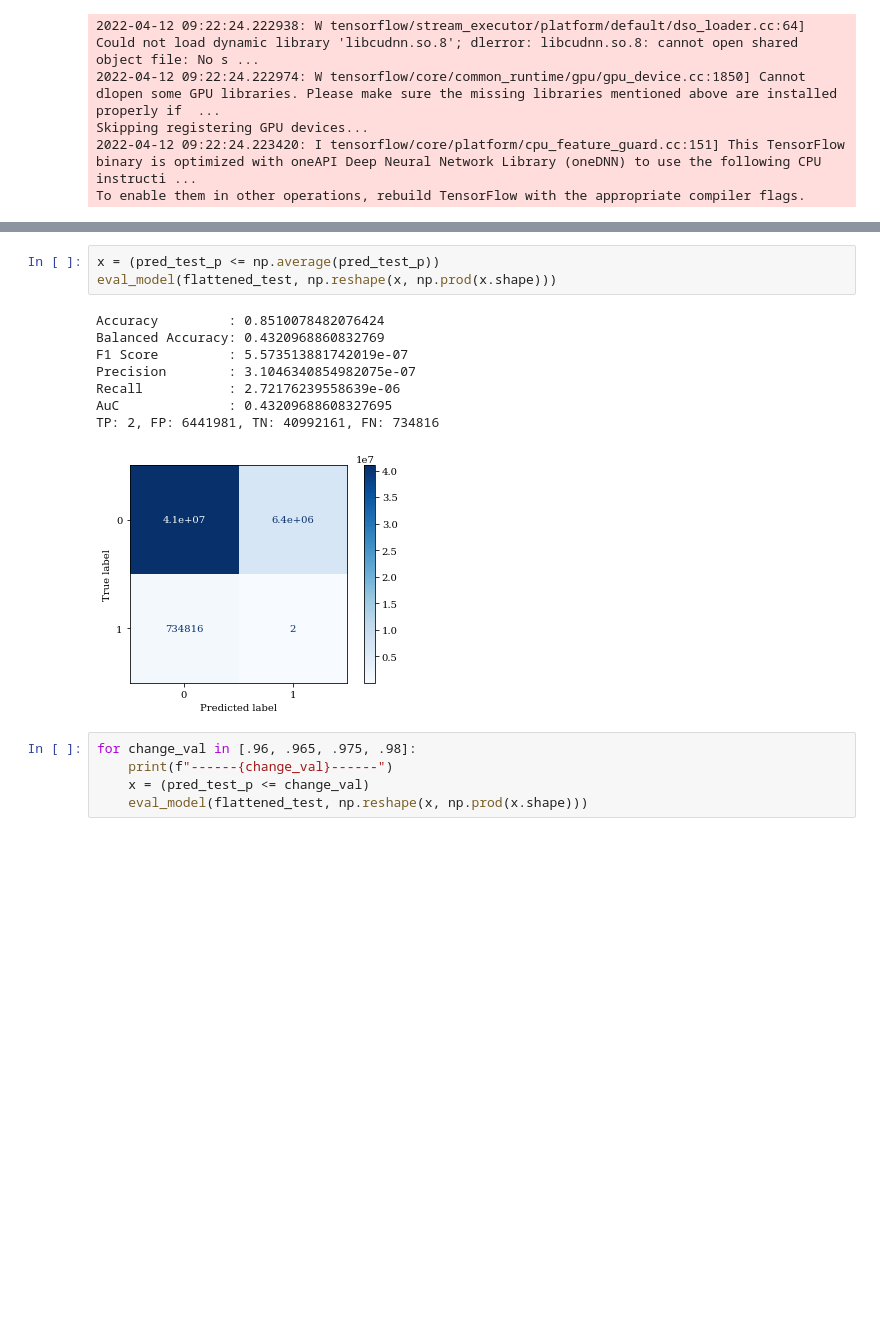
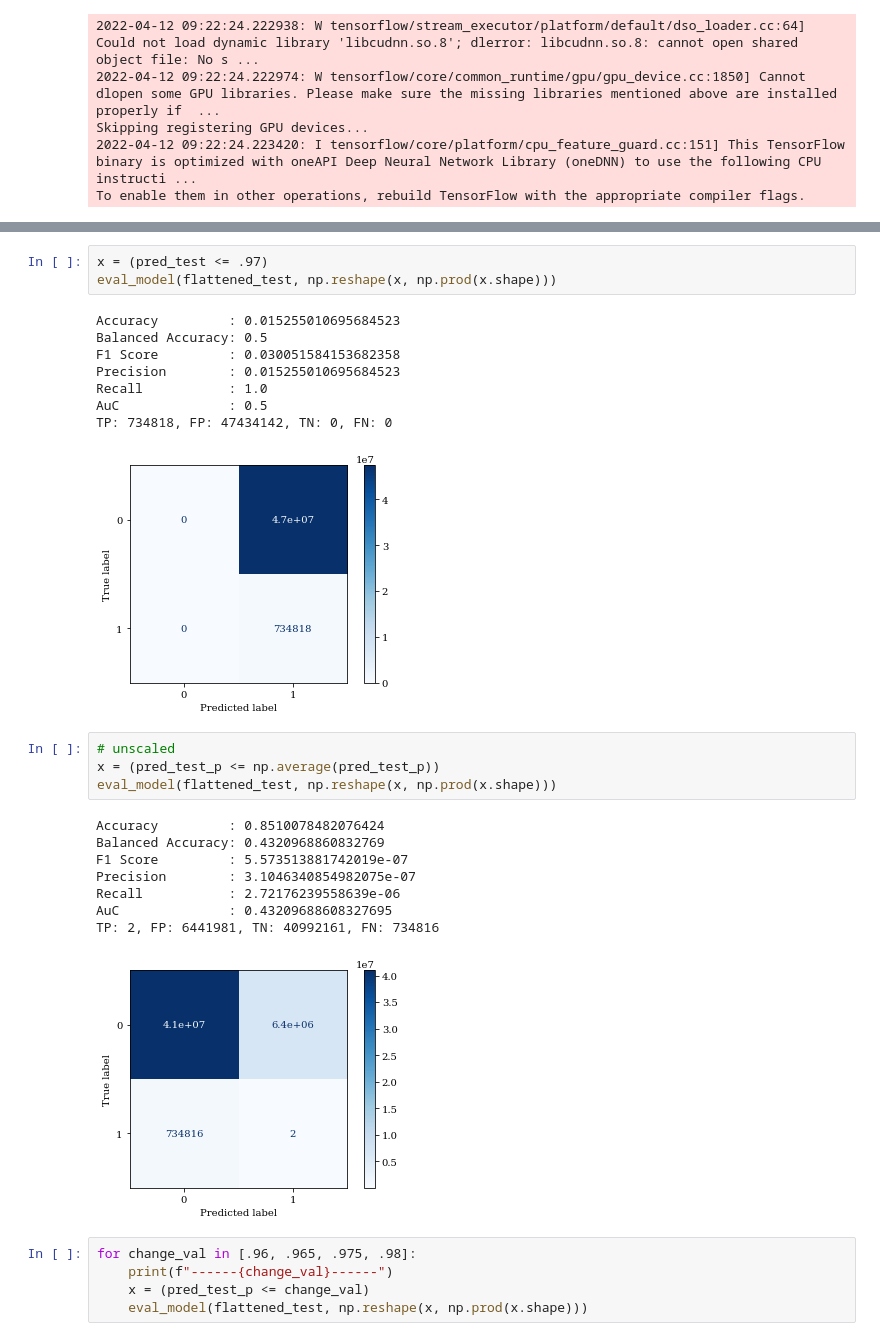
Before and after one commit to lgiesen/DL-Semantic-Segmentation-of-Tree-Stock-in-South-Africa-Using-Satellite-Images, a Jupyter notebook: 5_prediction.ipynb, the cells around one changed output, grey strips where cells are left out. Saved outputs shown, nothing was run; the diff lists cells and outputs as text; blank space fills up the shorter version.

```diff
--- a/5_prediction.ipynb
+++ b/5_prediction.ipynb
@@ -87,4 +75,17 @@ TP: 0, FP: 1704316, TN: 45729826, FN: 734818
+# %%
+x = (pred_test <= .97)
+eval_model(flattened_test, np.reshape(x, np.prod(x.shape)))
+# %% [output]
+Accuracy         : 0.015255010695684523
+Balanced Accuracy: 0.5
+F1 Score         : 0.030051584153682358
+Precision        : 0.015255010695684523
+Recall           : 1.0
+AuC              : 0.5
+TP: 734818, FP: 47434142, TN: 0, FN: 0
+[figure, added]
 # %%
+# unscaled
 x = (pred_test_p <= np.average(pred_test_p))
 eval_model(flattened_test, np.reshape(x, np.prod(x.shape)))
 # %% [output]
```
Also changed, not shown: parts of 9 cells of this notebook, 3 other files.
